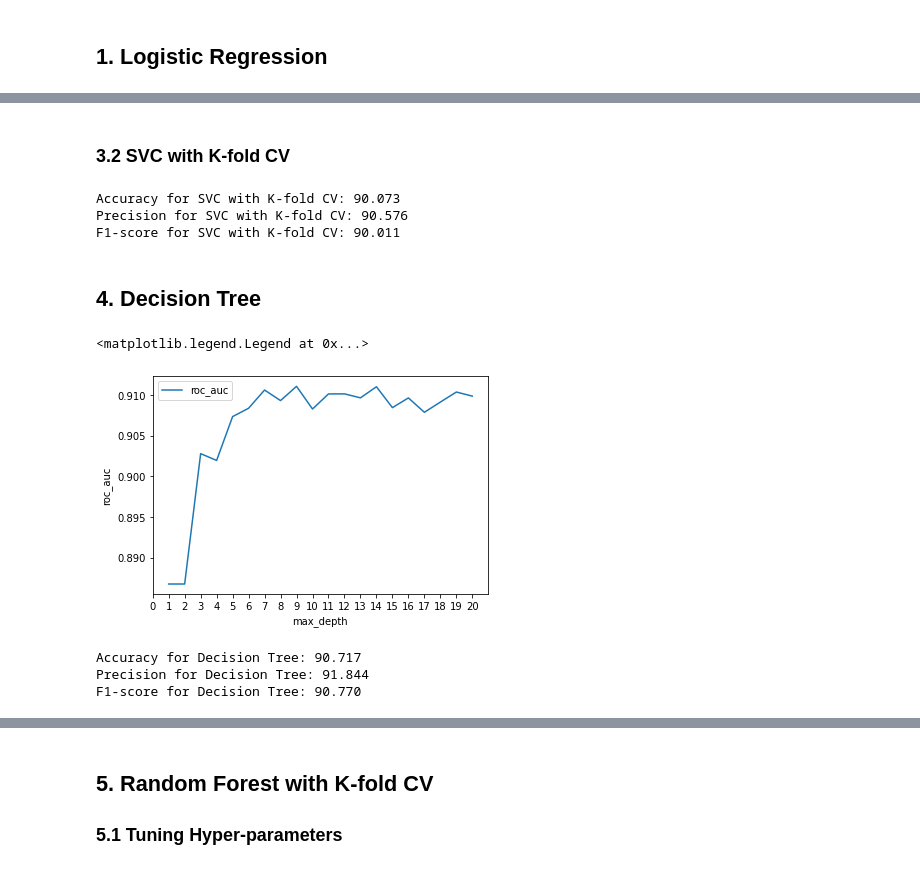
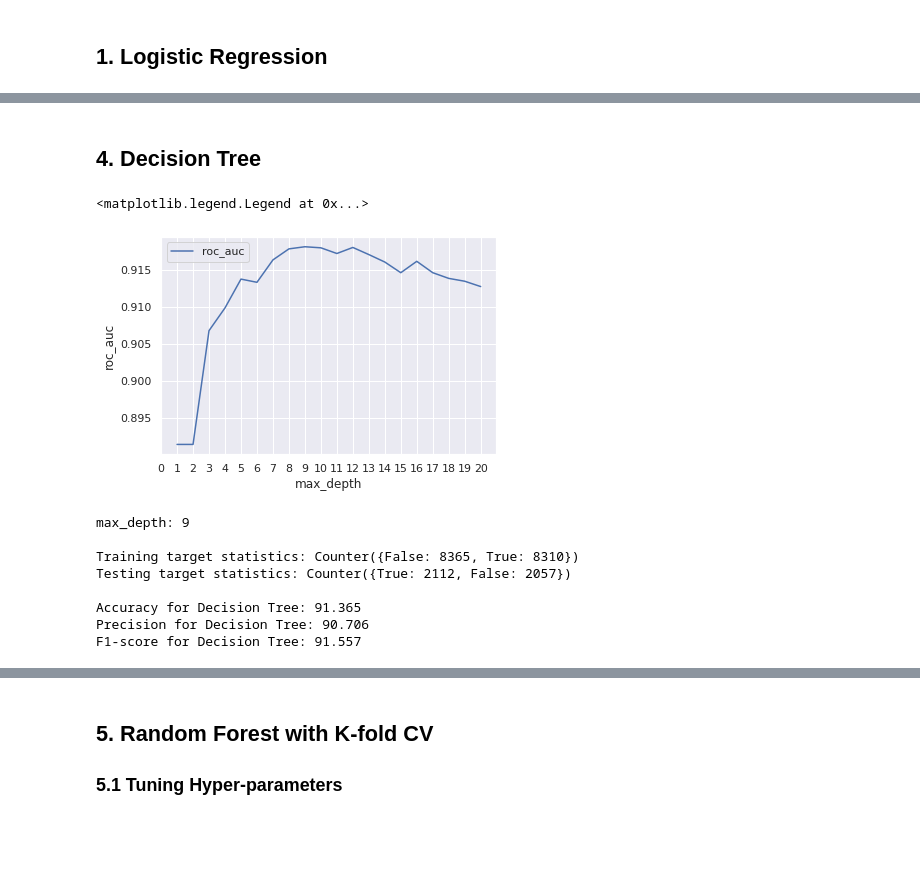
Before and after one commit to RongerYang/Prediction_of_Online_Purchasing_Intention, a Jupyter notebook: INF2190.ipynb, the cells around one changed output, grey strips where cells are left out. Drawn from its saved outputs; the diff is of its cells as text; code cells hidden in the pictures; blank space fills up the shorter version.

```diff
--- a/INF2190.ipynb
+++ b/INF2190.ipynb
@@ -422,31 +405,0 @@ Text(0.5, 257.44, 'Predicted label')
-# %% [markdown]
-### 3.2 SVC with K-fold CV
-# %%
-accuracy_svc_kfold = []
-precision_svc_kfold = []
-f1score_svc_kfold = []
-
-X, y = make_classification(n_samples=12330, n_classes=2, weights=[0.50, 0.50], flip_y=0, random_state=0)
-kfold = StratifiedKFold(n_splits=5, shuffle=True, random_state=0)
-
-for train_x, test_x in kfold.split(X, y):
-  train_X, test_X = X[train_x], X[test_x]
-  train_y, test_y = y[train_x], y[test_x]
-  svc = SVC()
-  svc.fit(train_X, train_y)
-  y_pred = svc.predict(test_X)
-
-  accuracy_svc_kfold.append(metrics.accuracy_score(test_y, y_pred))
-  precision_svc_kfold.append(metrics.precision_score(test_y, y_pred))
-  f1score_svc_kfold.append(metrics.f1_score(test_y, y_pred))
-
-accuracy_svc_kfoldmean = np.mean(accuracy_svc_kfold) * 100
-print("Accuracy for SVC with K-fold CV: %.3f" % (accuracy_svc_kfoldmean))
-precision_svc_kfoldmean = np.mean(precision_svc_kfold) * 100
-print("Precision for SVC with K-fold CV: %.3f" % (precision_svc_kfoldmean))
-f1score_svc_kfoldmean = np.mean(f1score_svc_kfold) * 100
-print("F1-score for SVC with K-fold CV: %.3f" % (f1score_svc_kfoldmean))
-# %% [output]
-Accuracy for SVC with K-fold CV: 90.073
-Precision for SVC with K-fold CV: 90.576
-F1-score for SVC with K-fold CV: 90.011
@@ -455,28 +420,46 @@ F1-score for SVC with K-fold CV: 90.011
 # %%
 from sklearn.tree import DecisionTreeClassifier
 from sklearn import tree
 
+kfold = StratifiedKFold(n_splits=5, shuffle=True, random_state=0)
+
 max_depth = []
 roc_auc = []
 for i in range(1,21,1):
+  ra = []
+  for train_x, test_x in kfold.split(X_res, y_res):
+    train_X, test_X = X_res.iloc[train_x,:], X_res.iloc[test_x,:]
+    train_y, test_y = y_res[train_x], y_res[test_x]
+
     dtree = DecisionTreeClassifier(max_depth=i)
-    dtree.fit(X_train_res, y_train_res)
-    pred = dtree.predict(X_test_res)
-    roc_auc.append(metrics.roc_auc_score(y_test_res, pred))
-    max_depth.append(i)
+    dtree.fit(train_X, train_y)
+    pred = dtree.predict(test_X)
+    ra.append(metrics.roc_auc_score(test_y, pred))
+
+  roc_auc.append(np.mean(ra))
+  max_depth.append(i)
 
 d = pd.DataFrame({'roc_auc':pd.Series(roc_auc), 'max_depth':pd.Series(max_depth)})
 # visualizing changes in parameters
 plt.plot('max_depth','roc_auc', data=d)
 plt.xticks(np.arange(0, 21, 1.0))
 plt.xlabel('max_depth')
 plt.ylabel('roc_auc')
 plt.legend()
 # %% [output]
 <matplotlib.legend.Legend at 0x...>
-[figure, old version]
+[figure, new version]
 # %%
 depth = max_depth[roc_auc.index(max(roc_auc))]
+print("max_depth:", depth)
+print()
+
+# 80%-20% train-test split on balanced data
+X_train_res, X_test_res, y_train_res, y_test_res = train_test_split(X_res, y_res, test_size =0.2)
+
+print(f"Training target statistics: {Counter(y_train_res)}")
+print(f"Testing target statistics: {Counter(y_test_res)}\n")
+
 
 dtc = DecisionTreeClassifier(max_depth = 5, random_state = 0)
 dtc.fit(X_train_res, y_train_res)
@@ -489,9 +472,14 @@ print("Precision for Decision Tree: %.3f" % (precision_dtc))
 f1score_dtc = 100 * metrics.f1_score(y_test_res, y_pred)
 print("F1-score for Decision Tree: %.3f" % (f1score_dtc))
 # %% [output]
-Accuracy for Decision Tree: 90.717
-Precision for Decision Tree: 91.844
-F1-score for Decision Tree: 90.770
+max_depth: 9
+
+Training target statistics: Counter({False: 8365, True: 8310})
+Testing target statistics: Counter({True: 2112, False: 2057})
+
+Accuracy for Decision Tree: 91.365
+Precision for Decision Tree: 90.706
+F1-score for Decision Tree: 91.557
 # %%
 cnf_matrix = metrics.confusion_matrix(y_test_res, y_pred)
 class_names=[0,1] # name  of classes
```
Also changed, not shown: parts of 49 cells of this notebook.
